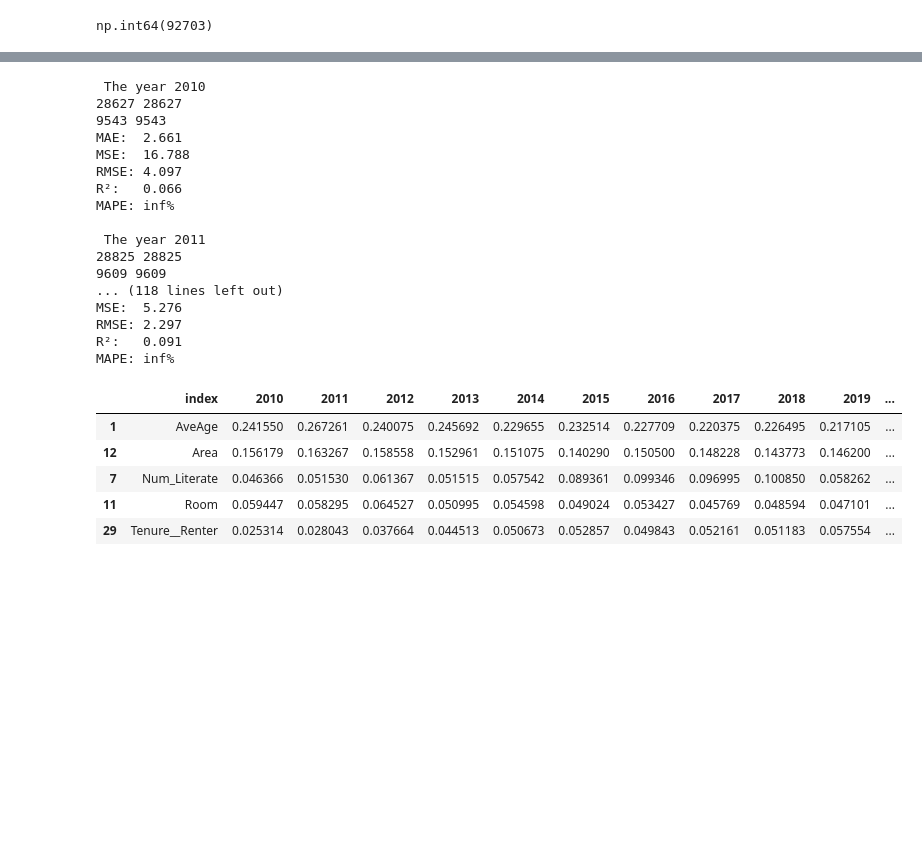
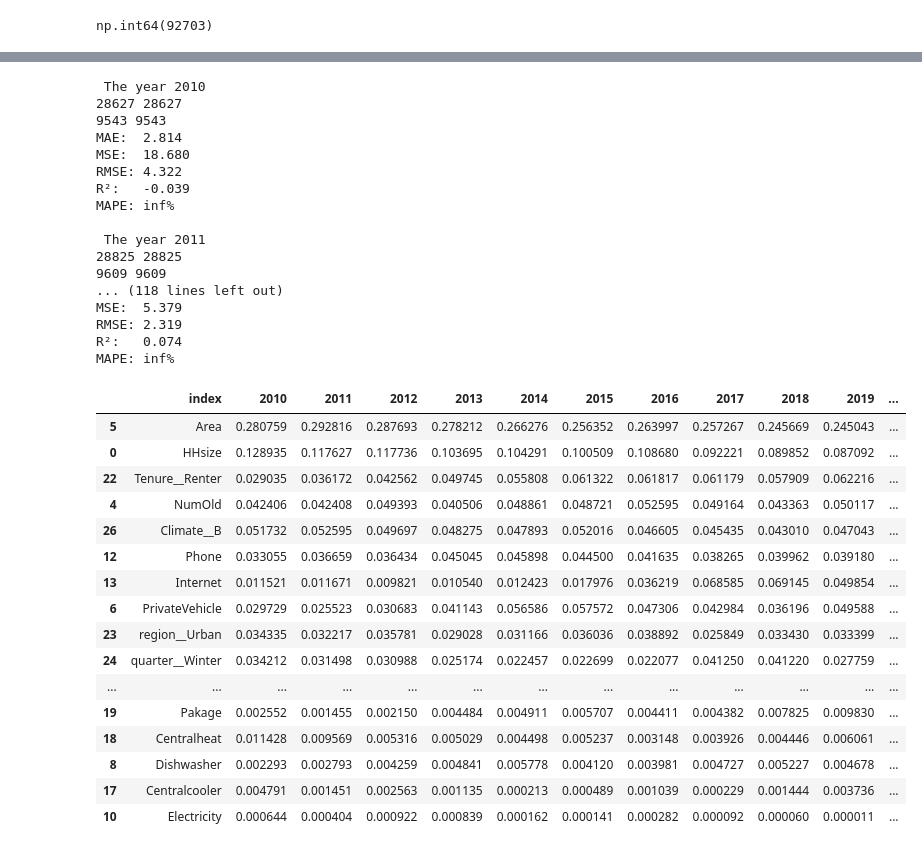
Before and after one commit to sinanarimani/energy-poverty, a Jupyter notebook: evaluation.ipynb, the cells around one changed output, grey strips where cells are left out. Cells and saved outputs as stored; diff of their text form; code cells hidden in the pictures; blank space fills up the shorter version.

```diff
--- a/evaluation.ipynb
+++ b/evaluation.ipynb
@@ -589,17 +703,17 @@ np.int64(92703)
 # %%
 x_vars = [
 'HHsize',
-'AveAge',
+#'AveAge',
 'NumChild_U5',
 'NumChild_B5_7',
-'NumChild_B7_18',
-'NumChildOver18',
+#'NumChild_B7_18',
+#'NumChildOver18',
 'HeadWoman',
-'Num_Literate',
-'NumEmployed',
+#'Num_Literate',
+#'NumEmployed',
 'NumOld',
-'NumMale',
-'Room',
+#'NumMale',
+#'Room',
 'Area',
 'PrivateVehicle',
 'Cooler_gas_portable',
@@ -621,9 +735,12 @@ x_vars = [
 'region__Urban',
 'quarter__Winter',
 'Skeleton__concrete',
-'Cookfuel__Natural gas',
-'Heatfuel__Natural gas',
-'Hotwaterfuel__Natural gas'
+#'Cookfuel__Natural gas',
+#'Heatfuel__Natural gas',
+#'Hotwaterfuel__Natural gas',
+'Climate__B',
+#'Climate__C',
+'Climate__D'
 ]
 y_var = 'energy_Ratio'
 w_var = 'weight'
@@ -662,18 +779,18 @@ for year in joindb["year"].unique():
  The year 2010
 28627 28627
 9543 9543
-MAE:  2.661
-MSE:  16.788
-RMSE: 4.097
-R²:   0.066
+MAE:  2.814
+MSE:  18.680
+RMSE: 4.322
+R²:   -0.039
 MAPE: inf%
 
  The year 2011
 28825 28825
 9609 9609
 ... (118 lines left out)
-MSE:  5.276
-RMSE: 2.297
-R²:   0.091
+MSE:  5.379
+RMSE: 2.319
+R²:   0.074
 MAPE: inf%
 # %%
@@ -683,14 +801,26 @@ df2= pd.read_pickle("df2.pkl")
 df2= df2.reset_index(drop=False)
 df2["mean"] = df2.select_dtypes(include="number").mean(axis=1)
 df2= df2.sort_values("mean", ascending=False)
-df2.head()
-# %% [output]
-|  | index | 2010 | 2011 | 2012 | 2013 | 2014 | 2015 | 2016 | 2017 | 2018 | 2019 | ... |
-| 1 | AveAge | 0.241550 | 0.267261 | 0.240075 | 0.245692 | 0.229655 | 0.232514 | 0.227709 | 0.220375 | 0.226495 | 0.217105 | ... |
-| 12 | Area | 0.156179 | 0.163267 | 0.158558 | 0.152961 | 0.151075 | 0.140290 | 0.150500 | 0.148228 | 0.143773 | 0.146200 | ... |
-| 7 | Num_Literate | 0.046366 | 0.051530 | 0.061367 | 0.051515 | 0.057542 | 0.089361 | 0.099346 | 0.096995 | 0.100850 | 0.058262 | ... |
-| 11 | Room | 0.059447 | 0.058295 | 0.064527 | 0.050995 | 0.054598 | 0.049024 | 0.053427 | 0.045769 | 0.048594 | 0.047101 | ... |
-| 29 | Tenure__Renter | 0.025314 | 0.028043 | 0.037664 | 0.044513 | 0.050673 | 0.052857 | 0.049843 | 0.052161 | 0.051183 | 0.057554 | ... |
+# %%
+df2
+# %% [output]
+|  | index | 2010 | 2011 | 2012 | 2013 | 2014 | 2015 | 2016 | 2017 | 2018 | 2019 | ... |
+| 5 | Area | 0.280759 | 0.292816 | 0.287693 | 0.278212 | 0.266276 | 0.256352 | 0.263997 | 0.257267 | 0.245669 | 0.245043 | ... |
+| 0 | HHsize | 0.128935 | 0.117627 | 0.117736 | 0.103695 | 0.104291 | 0.100509 | 0.108680 | 0.092221 | 0.089852 | 0.087092 | ... |
+| 22 | Tenure__Renter | 0.029035 | 0.036172 | 0.042562 | 0.049745 | 0.055808 | 0.061322 | 0.061817 | 0.061179 | 0.057909 | 0.062216 | ... |
+| 4 | NumOld | 0.042406 | 0.042408 | 0.049393 | 0.040506 | 0.048861 | 0.048721 | 0.052595 | 0.049164 | 0.043363 | 0.050117 | ... |
+| 26 | Climate__B | 0.051732 | 0.052595 | 0.049697 | 0.048275 | 0.047893 | 0.052016 | 0.046605 | 0.045435 | 0.043010 | 0.047043 | ... |
+| 12 | Phone | 0.033055 | 0.036659 | 0.036434 | 0.045045 | 0.045898 | 0.044500 | 0.041635 | 0.038265 | 0.039962 | 0.039180 | ... |
+| 13 | Internet | 0.011521 | 0.011671 | 0.009821 | 0.010540 | 0.012423 | 0.017976 | 0.036219 | 0.068585 | 0.069145 | 0.049854 | ... |
+| 6 | PrivateVehicle | 0.029729 | 0.025523 | 0.030683 | 0.041143 | 0.056586 | 0.057572 | 0.047306 | 0.042984 | 0.036196 | 0.049588 | ... |
+| 23 | region__Urban | 0.034335 | 0.032217 | 0.035781 | 0.029028 | 0.031166 | 0.036036 | 0.038892 | 0.025849 | 0.033430 | 0.033399 | ... |
+| 24 | quarter__Winter | 0.034212 | 0.031498 | 0.030988 | 0.025174 | 0.022457 | 0.022699 | 0.022077 | 0.041250 | 0.041220 | 0.027759 | ... |
+| ... | ... | ... | ... | ... | ... | ... | ... | ... | ... | ... | ... | ... |
+| 19 | Pakage | 0.002552 | 0.001455 | 0.002150 | 0.004484 | 0.004911 | 0.005707 | 0.004411 | 0.004382 | 0.007825 | 0.009830 | ... |
+| 18 | Centralheat | 0.011428 | 0.009569 | 0.005316 | 0.005029 | 0.004498 | 0.005237 | 0.003148 | 0.003926 | 0.004446 | 0.006061 | ... |
+| 8 | Dishwasher | 0.002293 | 0.002793 | 0.004259 | 0.004841 | 0.005778 | 0.004120 | 0.003981 | 0.004727 | 0.005227 | 0.004678 | ... |
+| 17 | Centralcooler | 0.004791 | 0.001451 | 0.002563 | 0.001135 | 0.000213 | 0.000489 | 0.001039 | 0.000229 | 0.001444 | 0.003736 | ... |
+| 10 | Electricity | 0.000644 | 0.000404 | 0.000922 | 0.000839 | 0.000162 | 0.000141 | 0.000282 | 0.000092 | 0.000060 | 0.000011 | ... |
 # %%
 fig, ax = plt.subplots(figsize=(8, 8))
 
```
Also changed, not shown: parts of 10 cells of this notebook.
